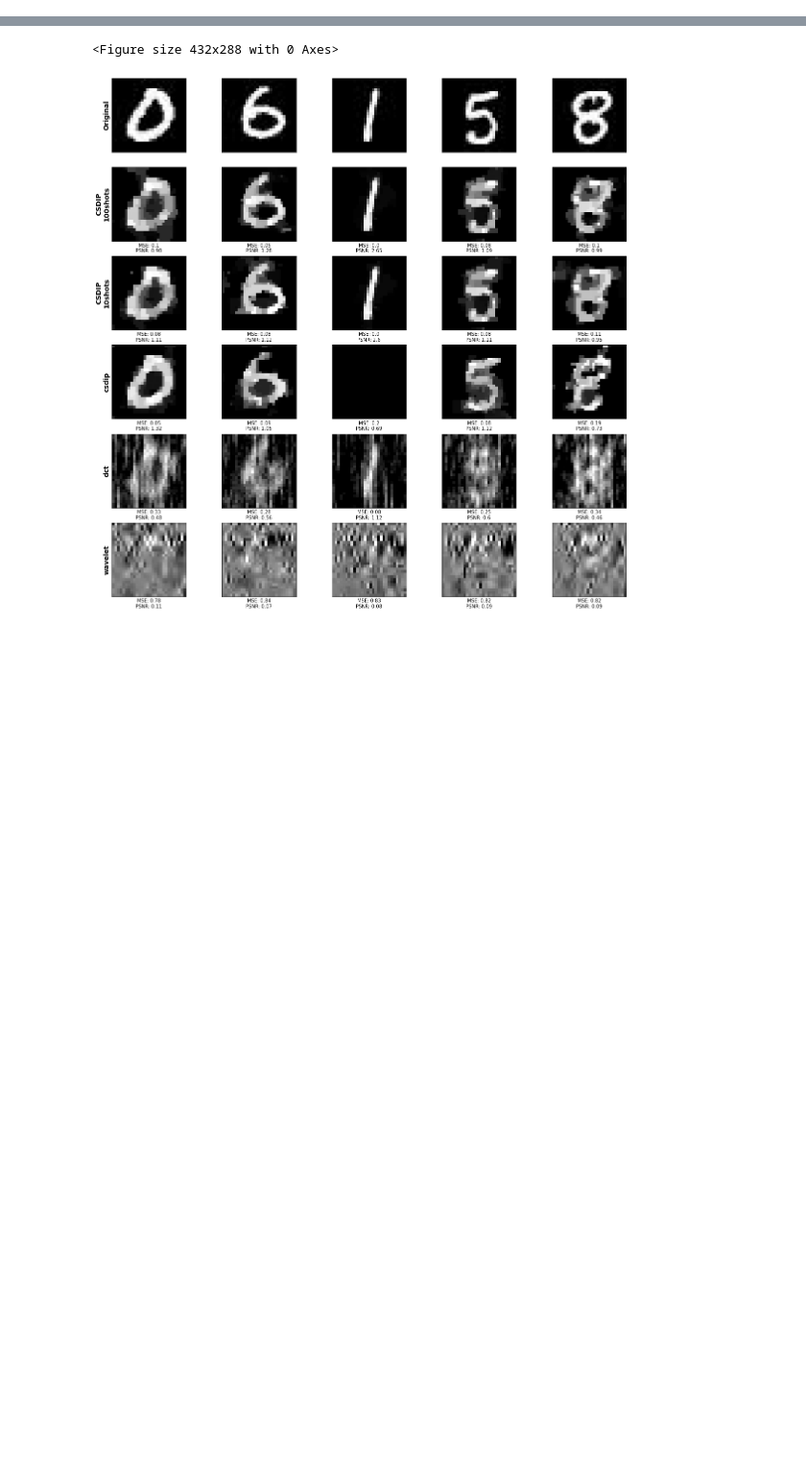
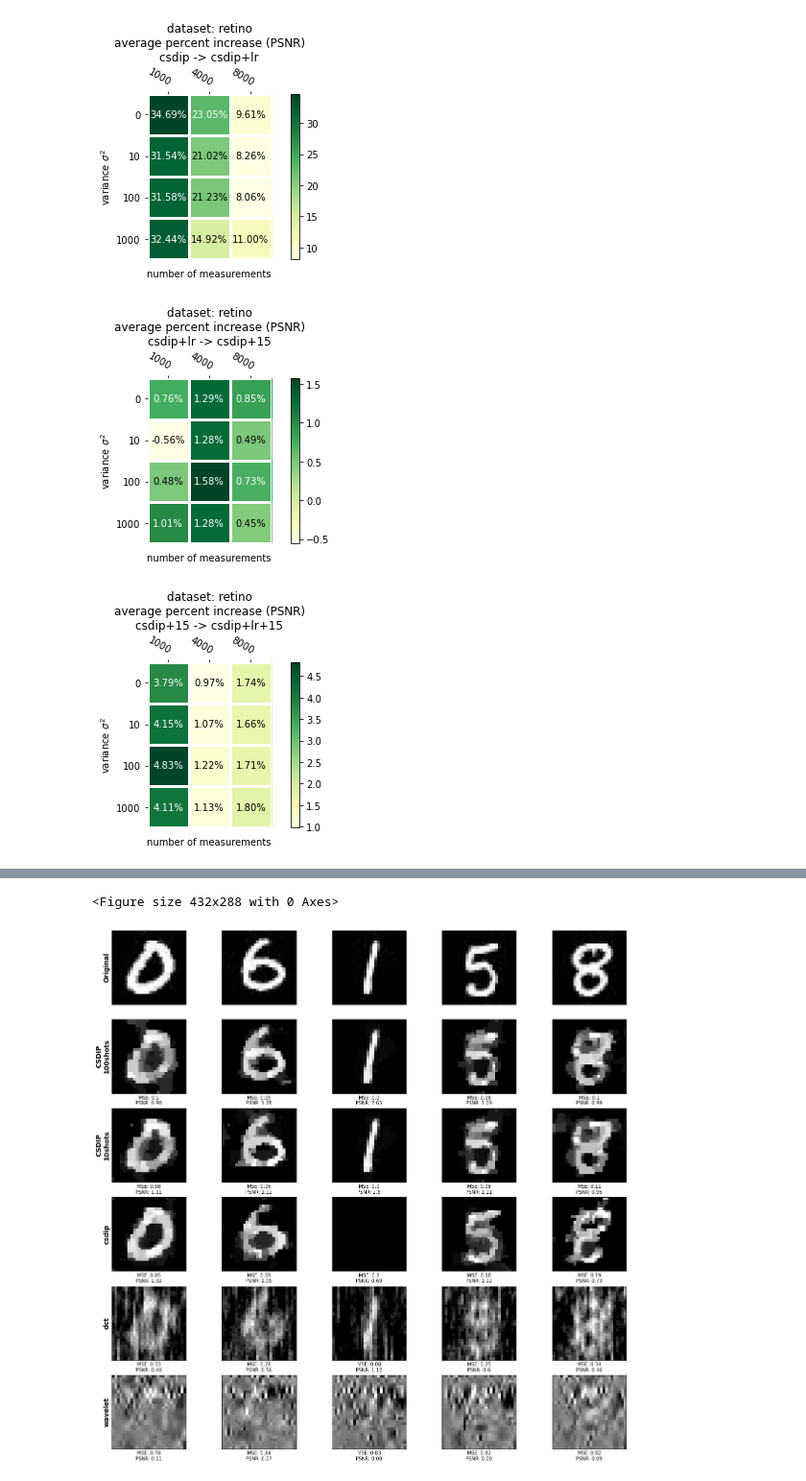
Before and after one commit to reagankan/compsensing_dip, a Jupyter notebook: plot.ipynb, the cells around one changed output, grey strips where cells are left out. Shown at 96% size. Cells and saved outputs as stored; diff of their text form; code cells hidden in the pictures; blank space fills up the shorter version.

```diff
--- a/plot.ipynb
+++ b/plot.ipynb
@@ -305,0 +369,17 @@ def plot_average_psnr_percent_increase(args, baseline, experimental, cmap="YlGn"
+# %%
+RECONSTRUCTIONS, METRICS = putils.get_plot_data(dataloader, args, old=False)
+
+methods = ["csdip", "csdip+lr", "csdip+15", "csdip+lr+15"]
+
+for i in range(len(methods)):
+    if i == 0:
+        continue
+    plot_average_psnr_percent_increase(
+        args,
+        baseline=methods[i-1],
+        experimental=methods[i]
+    )
+# %% [output]
+[figure, added]
+[figure, added]
+[figure, added]
```
Also changed, not shown: parts of 45 cells of this notebook, 19 other files.
